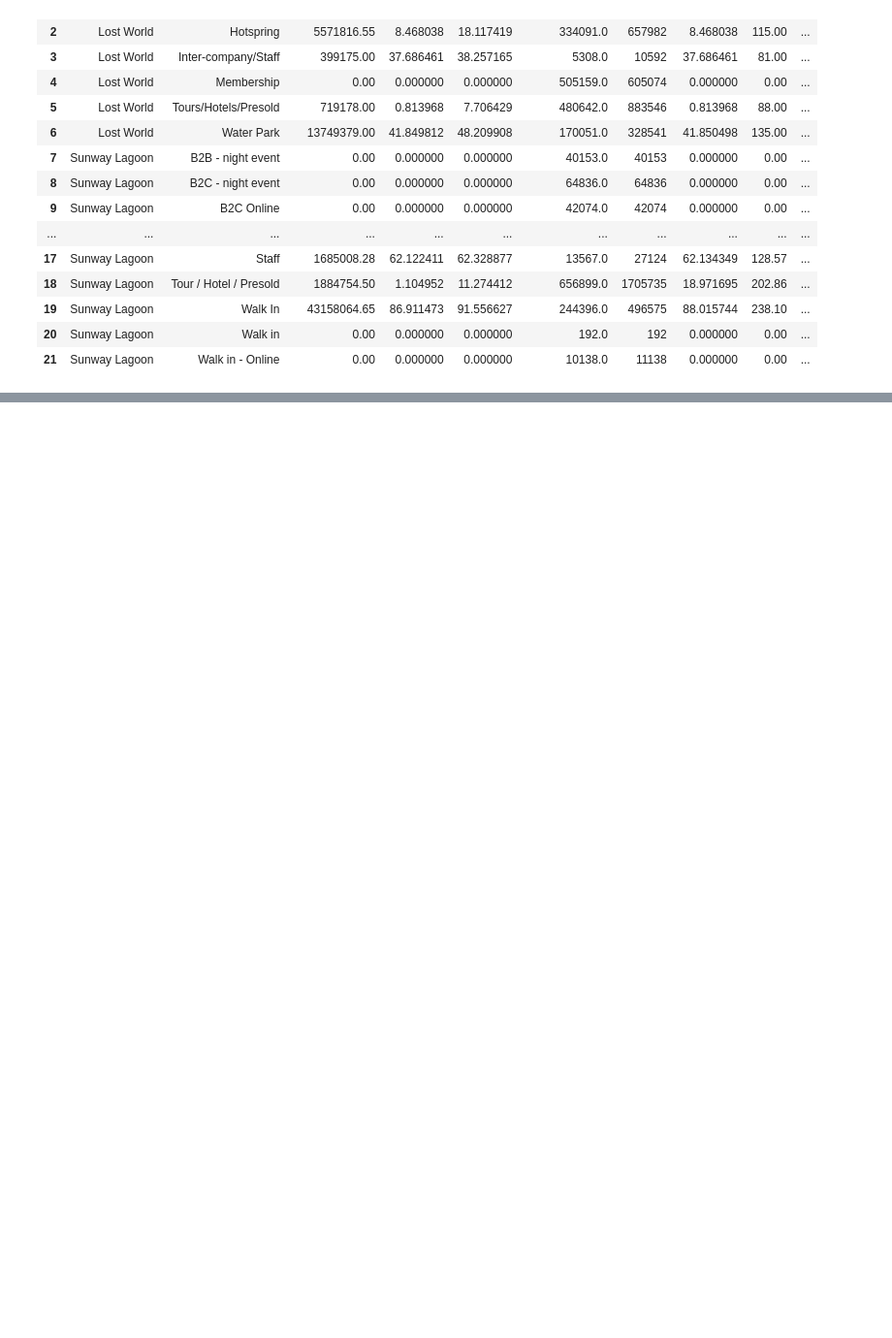
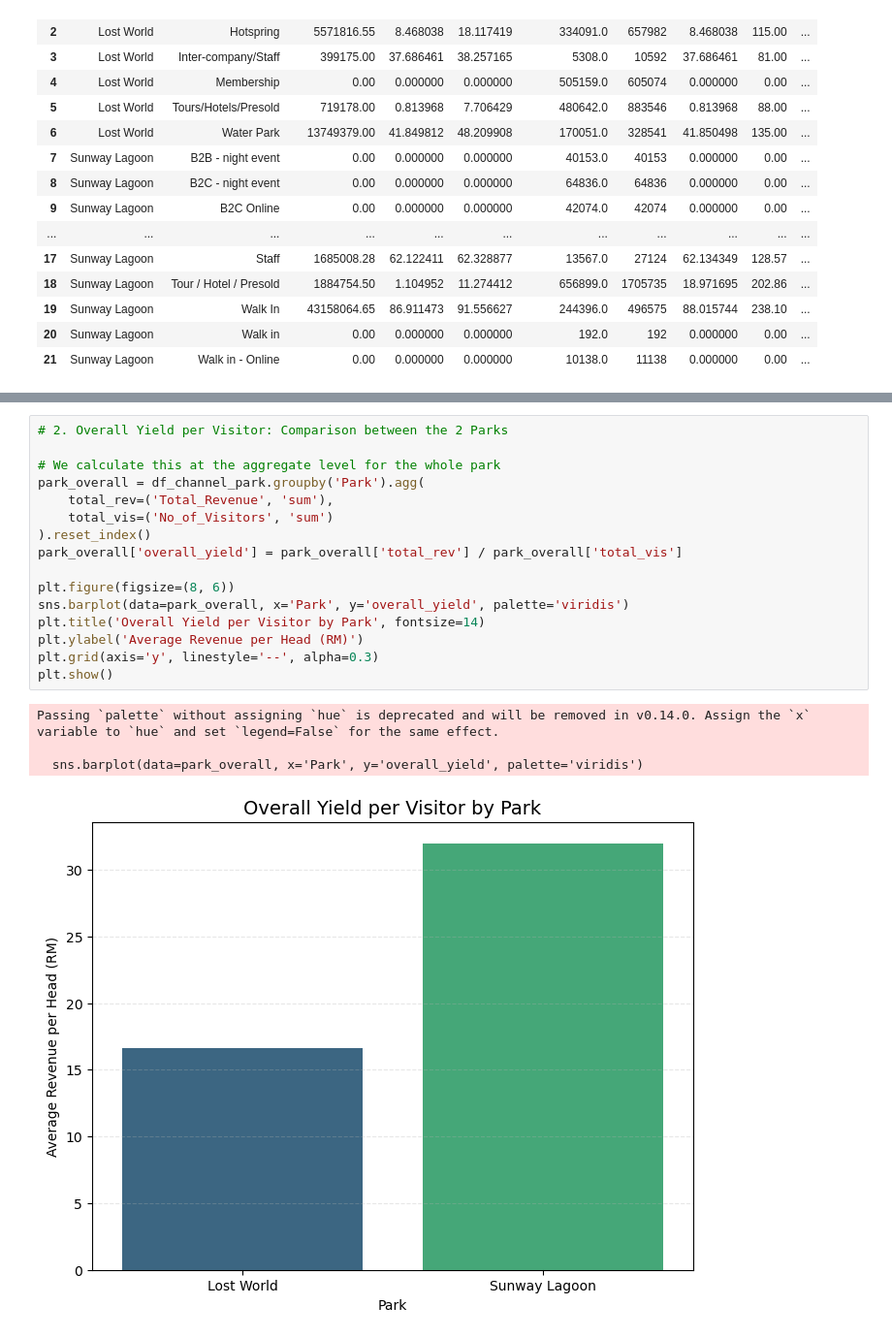
Before and after one commit to henrytansunway/sunway-theme-park, a Jupyter notebook: eda-march-12.ipynb, the cells around one changed output, grey strips where cells are left out. Shown at 97% size. Saved outputs shown, nothing was run; the diff lists cells and outputs as text; blank space fills up the shorter version.

```diff
--- a/eda-march-12.ipynb
+++ b/eda-march-12.ipynb
@@ -408,0 +443,21 @@ plt.show()
+# %%
+# 2. Overall Yield per Visitor: Comparison between the 2 Parks
+
+# We calculate this at the aggregate level for the whole park
+park_overall = df_channel_park.groupby('Park').agg(
+    total_rev=('Total_Revenue', 'sum'),
+    total_vis=('No_of_Visitors', 'sum')
+).reset_index()
+park_overall['overall_yield'] = park_overall['total_rev'] / park_overall['total_vis']
+
+plt.figure(figsize=(8, 6))
+sns.barplot(data=park_overall, x='Park', y='overall_yield', palette='viridis')
+plt.title('Overall Yield per Visitor by Park', fontsize=14)
+plt.ylabel('Average Revenue per Head (RM)')
+plt.grid(axis='y', linestyle='--', alpha=0.3)
+plt.show()
+# %% [output]
+Passing `palette` without assigning `hue` is deprecated and will be removed in v0.14.0. Assign the `x` variable to `hue` and set `legend=False` for the same effect.
+
+  sns.barplot(data=park_overall, x='Park', y='overall_yield', palette='viridis')
+[figure, added]
```
Also changed, not shown: parts of 9 cells of this notebook.
